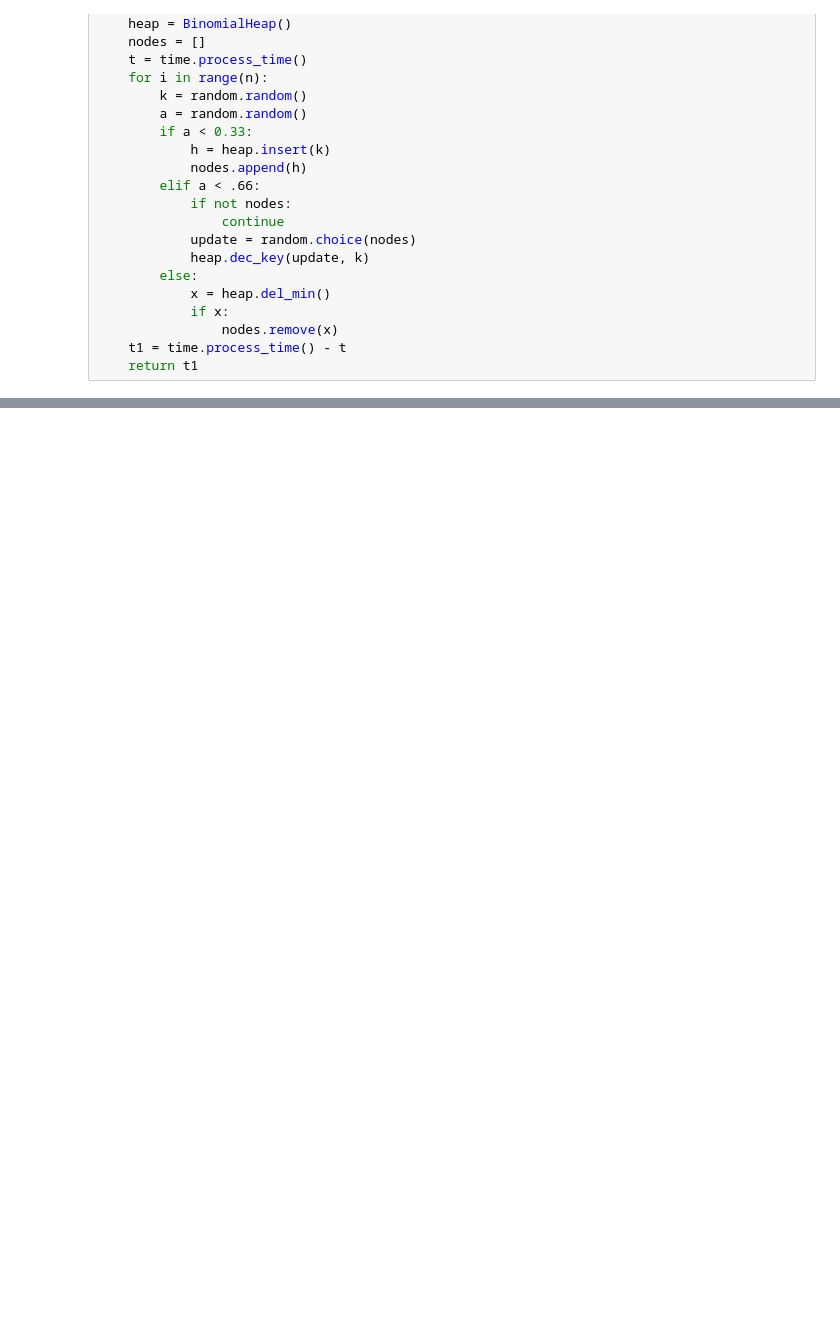
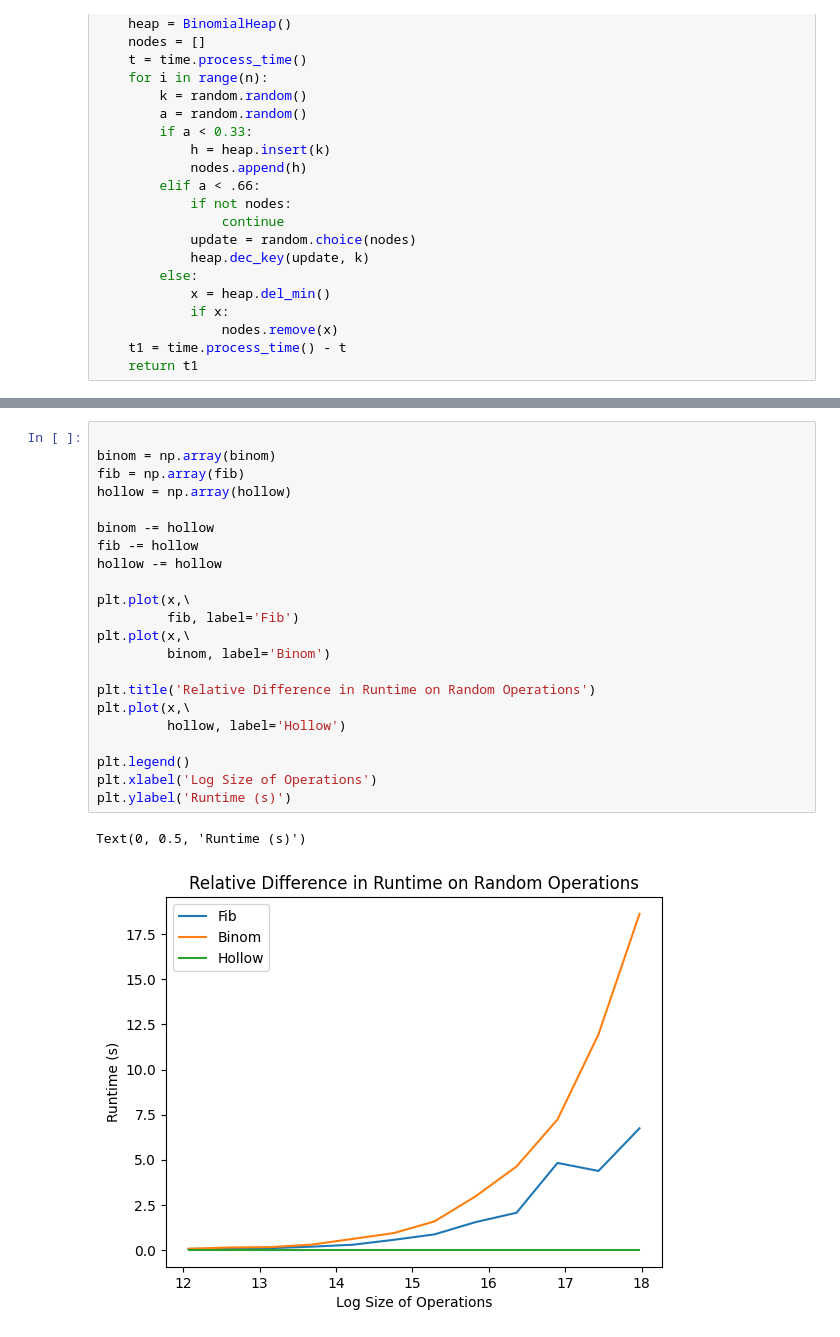
Before and after one commit to amodq/heaps270, a Jupyter notebook: timing.ipynb, the cells around one changed output, grey strips where cells are left out. Drawn from its saved outputs; the diff is of its cells as text; blank space fills up the shorter version.

```diff
--- a/timing.ipynb
+++ b/timing.ipynb
@@ -131,0 +132,25 @@ Text(0, 0.5, 'Runtime (s)')
+# %%
+
+binom = np.array(binom)
+fib = np.array(fib)
+hollow = np.array(hollow)
+
+binom -= hollow
+fib -= hollow
+hollow -= hollow
+
+plt.plot(x,\
+         fib, label='Fib')
+plt.plot(x,\
+         binom, label='Binom')
+
+plt.title('Relative Difference in Runtime on Random Operations')
+plt.plot(x,\
+         hollow, label='Hollow')
+
+plt.legend()
+plt.xlabel('Log Size of Operations')
+plt.ylabel('Runtime (s)')
+# %% [output]
+Text(0, 0.5, 'Runtime (s)')
+[figure, added]
```
Also changed, not shown: parts of 1 cell of this notebook, 1 other file.
